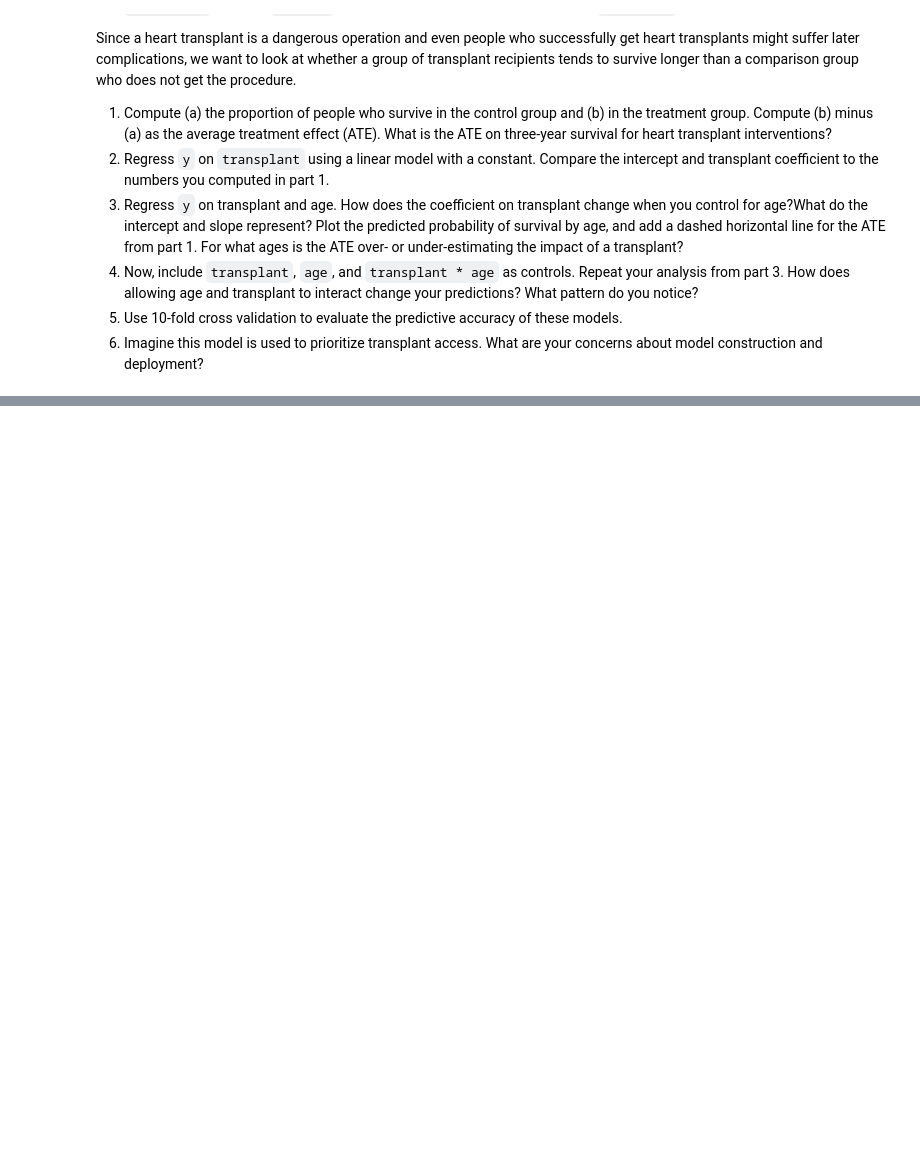
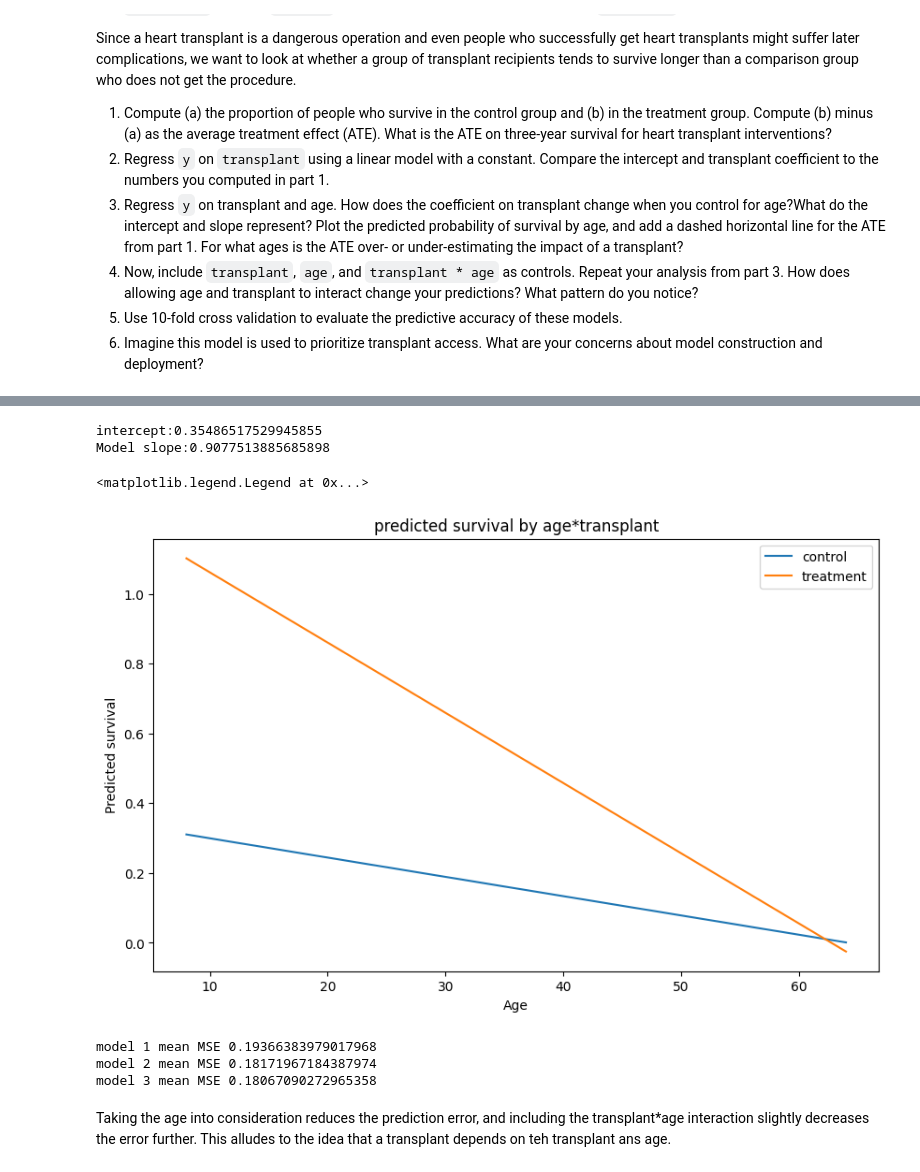
Before and after one commit to SafaaMahbub/undergrad_ml_assignments, a Jupyter notebook: 03_assignment_linear_models.ipynb, the cells around one changed output, grey strips where cells are left out. Drawn from its saved outputs; the diff is of its cells as text; code cells hidden in the pictures; blank space fills up the shorter version.

```diff
--- a/03_assignment_linear_models.ipynb
+++ b/03_assignment_linear_models.ipynb
@@ -356,0 +424,72 @@ Name: y, dtype: float64
+# %%
+df['transplant_regression'] = df['transplant'].map({'control': 0, 'treatment': 1})
+
+df= df.dropna(subset=['y','age','transplant_regression'])
+
+df['transplant_age'] = df['transplant_regression'] * df['age']
+
+X = df[['transplant_regression', 'age', 'transplant_age']]
+y = df['y']
+
+model = LinearRegression()
+model.fit(X, y)
+
+results = pd.DataFrame({'variable':X.columns, 'coefficient':model.coef_ })
+
+print(f"intercept:{model.intercept_}")
+print(f"Model slope:{model.coef_[0]}")
+
+#Tool used: chatgpt helped me code this
+age_range = np.linspace(df['age'].min(),df['age'].max(),100)
+
+X_control = np.column_stack([np.zeros_like(age_range), age_range, age_range * 0])
+Y_controlled = model.predict(X_control)
+
+
+
+X_treatment = np.column_stack([np.ones_like(age_range), age_range, age_range * 1])
+Y_treamtent = model.predict(X_treatment)
+# %% [output]
+intercept:0.35486517529945855
+Model slope:0.9077513885685898
+# %%
+plt.figure(figsize=(10,6))
+plt.plot(age_range, Y_controlled, label='control')
+plt.plot(age_range, Y_treamtent, label='treatment')
+plt.xlabel('Age')
+plt.ylabel('Predicted survival')
+plt.title("predicted survival by age*transplant")
+plt.legend()
+# %% [output]
+<matplotlib.legend.Legend at 0x...>
+[figure, added]
+# %%
+from sklearn.metrics import mean_squared_error
+from sklearn.model_selection import KFold, cross_val_score
+from sklearn.linear_model import LinearRegression
+import numpy as np
+
+kfold = KFold(n_splits=10, shuffle=True, random_state=100)
+
+X_model1 = df[['transplant_regression']]
+y =df['y']
+model_1 = LinearRegression()
+scores_1 = cross_val_score(model_1,X_model1,y,cv =kfold,scoring='neg_mean_squared_error')
+print("model 1 mean MSE", np.mean(-scores_1))
+
+X_model2 = df[['transplant_regression','age']]
+model_2 = LinearRegression()
+scores_2 = cross_val_score(model_2,X_model2,y,cv =kfold,scoring='neg_mean_squared_error')
+
+print("model 2 mean MSE", np.mean(-scores_2))
+
+X_model3 = df[['transplant_regression','age','transplant_age']]
+model_3 = LinearRegression()
+scores_3 = cross_val_score(model_3,X_model3,y,cv =kfold,scoring='neg_mean_squared_error')
+print("model 3 mean MSE", np.mean(-scores_3))
+# %% [output]
+model 1 mean MSE 0.19366383979017968
+model 2 mean MSE 0.18171967184387974
+model 3 mean MSE 0.18067090272965358
+# %% [markdown]
+Taking the age into consideration reduces the prediction error, and including the transplant*age interaction slightly decreases the error further. This alludes to the idea that a transplant depends on teh transplant ans age.
```
Also changed, not shown: parts of 10 cells of this notebook.
